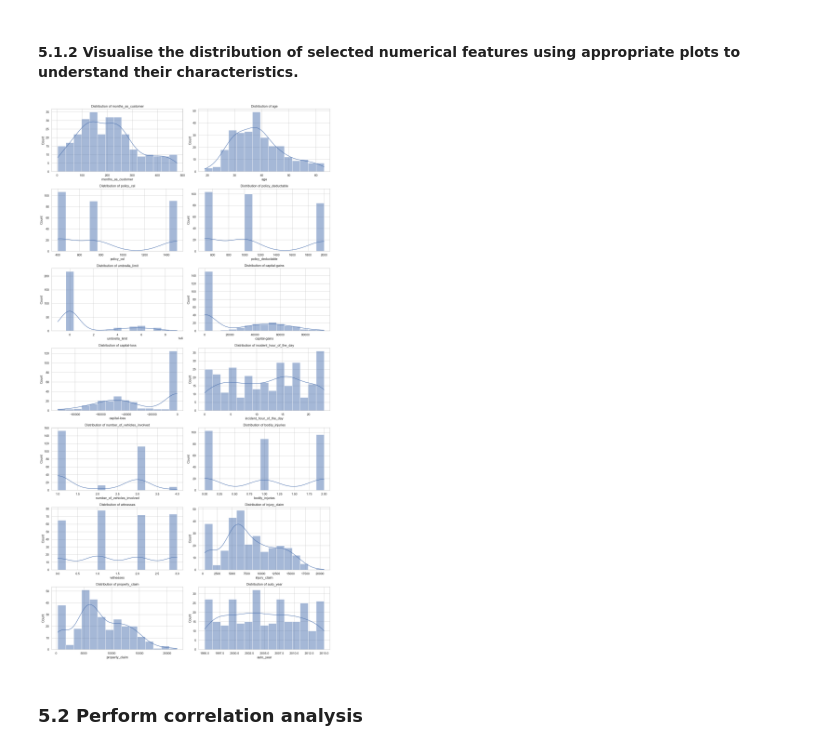
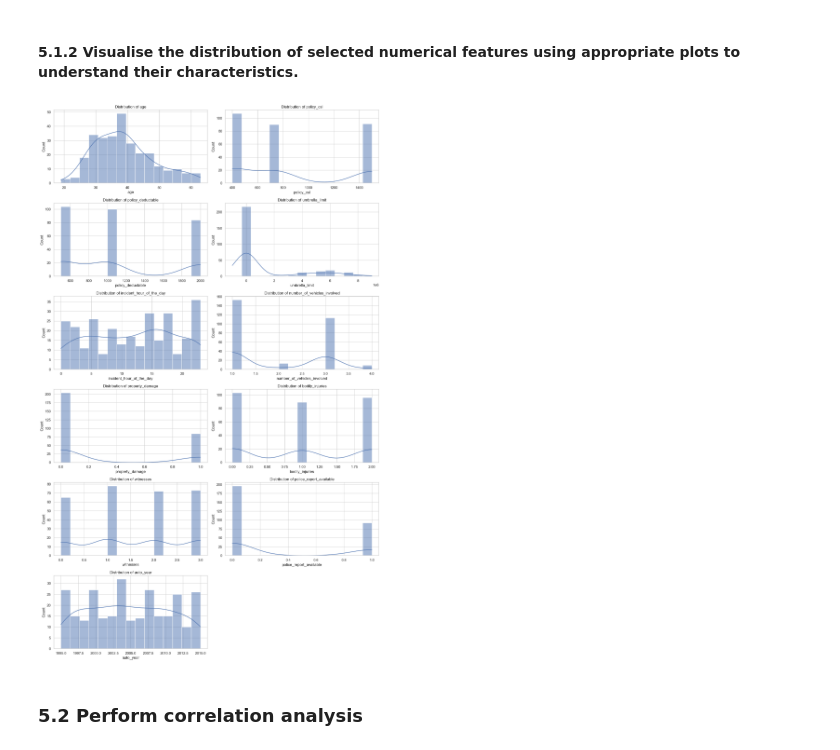
Before and after one commit to niranjantitan76/Fraudulent_Claim_Detection, a Jupyter notebook: Fraudulent_Claim_Detection_Starter.ipynb, the cells around one changed output. Cells and saved outputs as stored; diff of their text form; code cells hidden in the pictures.

```diff
--- a/Fraudulent_Claim_Detection_Starter.ipynb
+++ b/Fraudulent_Claim_Detection_Starter.ipynb
@@ -390,9 +379,16 @@ print(f"Duplicate rows found: {len(duplicate_rows)}")
 Duplicate rows found: 0
 # %%
  #Handle ?
-df_insurance['property_damage']=df_insurance['property_damage'].str.replace('?','Unknow')
-df_insurance['police_report_available']=df_insurance['police_report_available'].str.replace('?','Unknow')
+# df_insurance['property_damage']=df_insurance['property_damage'].str.replace('?','Unknow')
+# df_insurance['police_report_available']=df_insurance['police_report_available'].str.replace('?','Unknow')
 df_insurance['collision_type']=df_insurance['collision_type'].str.replace('?','Unknow')
+
+df_insurance['property_damage'].replace(to_replace='YES', value=1, inplace=True)
+df_insurance['property_damage'].replace(to_replace='NO', value=0, inplace=True)
+df_insurance['property_damage'].replace(to_replace='?', value=0, inplace=True)
+df_insurance['police_report_available'].replace(to_replace='YES', value=1, inplace=True)
+df_insurance['police_report_available'].replace(to_replace='NO', value=0, inplace=True)
+df_insurance['police_report_available'].replace(to_replace='?', value=0, inplace=True)
 # %% [markdown]
 #### **2.2.2** Identify and drop any columns that are completely empty <font color="red">[1 Mark]</font>
 # %%
@@ -474,7 +471,7 @@ dtype: object
 df_insurance['policy_csl'] = df_insurance['policy_csl'].str.split('/').str[0].astype(float)+df_insurance['policy_csl'].str.split('/').str[1].astype(float)
 
 #Convert incident_date to datetime
-df_insurance['incident_date'] = pd.to_datetime(df_insurance['incident_date'], errors='coerce')
+# df_insurance['incident_date'] = pd.to_datetime(df_insurance['incident_date'], errors='coerce')
 
 #Convert incident_hour_of_the_day
 df_insurance['incident_hour_of_the_day'] = pd.to_numeric(df_insurance['incident_hour_of_the_day'], errors='coerce')
@@ -482,7 +479,7 @@ df_insurance['incident_hour_of_the_day'] = pd.to_numeric(df_insurance['incident_
 # from pandas import Timedelta
 
 # # Combine incident date + hour to make full incident datetime
-df_insurance['incident_datetime'] = df_insurance['incident_date'] + pd.to_timedelta(df_insurance['incident_hour_of_the_day'], unit='h')
+# df_insurance['incident_datetime'] = df_insurance['incident_date'] + pd.to_timedelta(df_insurance['incident_hour_of_the_day'], unit='h')
 # %%
 # Check the features of the data again
 df_insurance.info()
@@ -622,10 +618,9 @@ def plot_target_distribution(df, target_col):
     plt.show()
 # %%
 # Plot it
-df_X_train=X_train
-df_X_train['fraud_reported']=y_train
+X_train['fraud_reported']=y_train
 
-plot_target_distribution(df_X_train, 'fraud_reported')
+plot_target_distribution(X_train, 'fraud_reported')
 # %% [output]
 [figure]
 # %% [markdown]
@@ -719,7 +723,7 @@ Below feature may not be significantly associated with the target.
 # Visualise the relationship between numerical features and the target variable to understand their impact on the target outcome
 for col in train_numerical_cols:
     plt.figure(figsize=(6, 4))
-    sns.boxplot(x='fraud_reported', y=col, data=df_X_train, hue='fraud_reported',legend=False)
+    sns.boxplot(x='fraud_reported', y=col, data=X_train, hue='fraud_reported',legend=False)
     plt.title(f'{col} vs Fraud Reported')
     plt.xlabel('Fraud Reported')
     plt.ylabel(col)
@@ -758,18 +770,18 @@ X_validation_df.shape
 # %%
 # Plot all the numerical columns to understand their distribution
 plt.figure(figsize=(15, len(train_numerical_cols) * 4))
 
 for i, col in enumerate(train_numerical_cols, 1):
     plt.subplot(len(train_numerical_cols), 2, i)
-    sns.histplot(X_validation_df[col], kde=True, bins=15)
+    sns.histplot(X_test[col], kde=True, bins=15)
     plt.title(f'Distribution of {col}')
     plt.xlabel(col)
     plt.ylabel('Count')
 
 plt.tight_layout()
 plt.show()
 # %% [output]
-[figure, old version]
+[figure, new version]
 # %% [markdown]
 ### **5.2 Perform correlation analysis**
 # %% [markdown]
```
Also changed, not shown: parts of 89 cells of this notebook.
